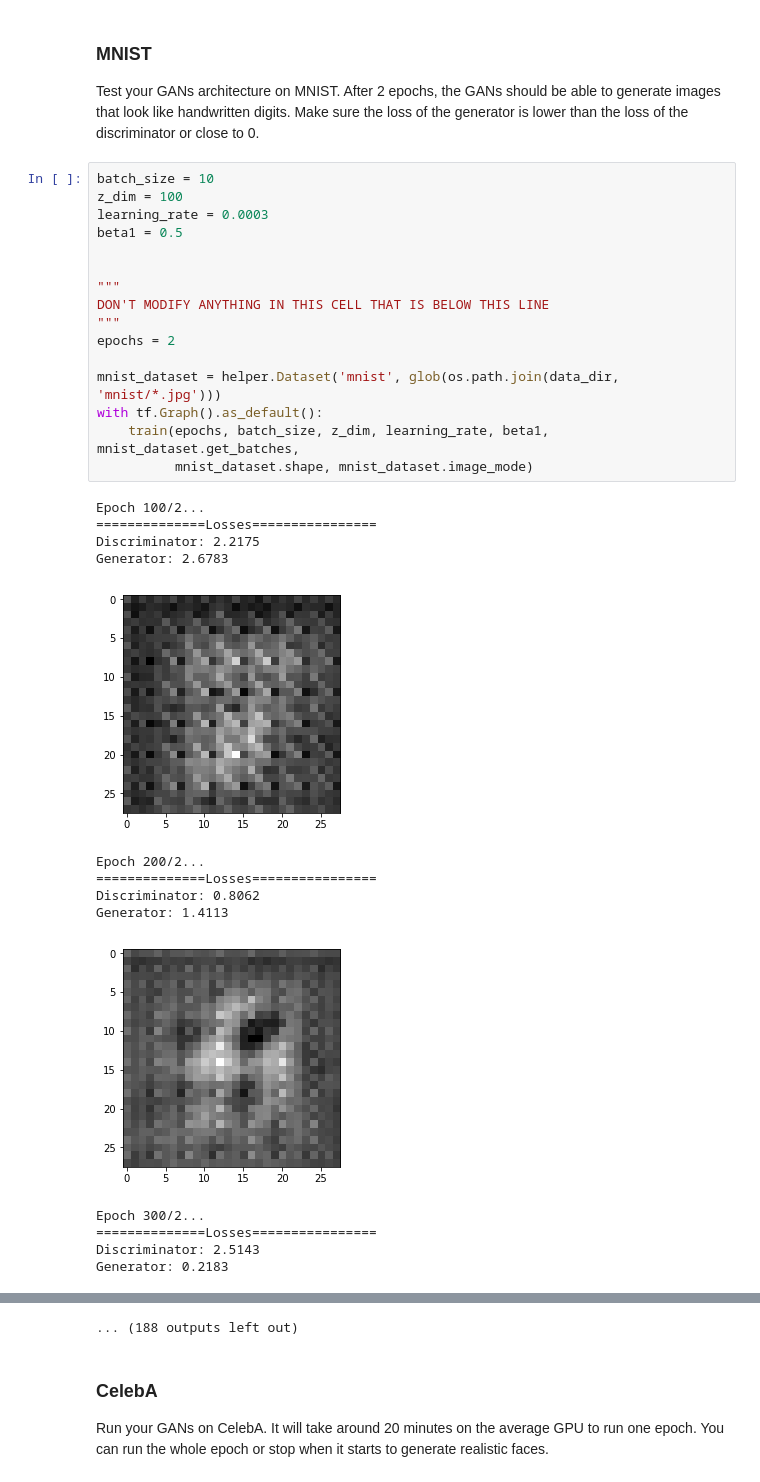
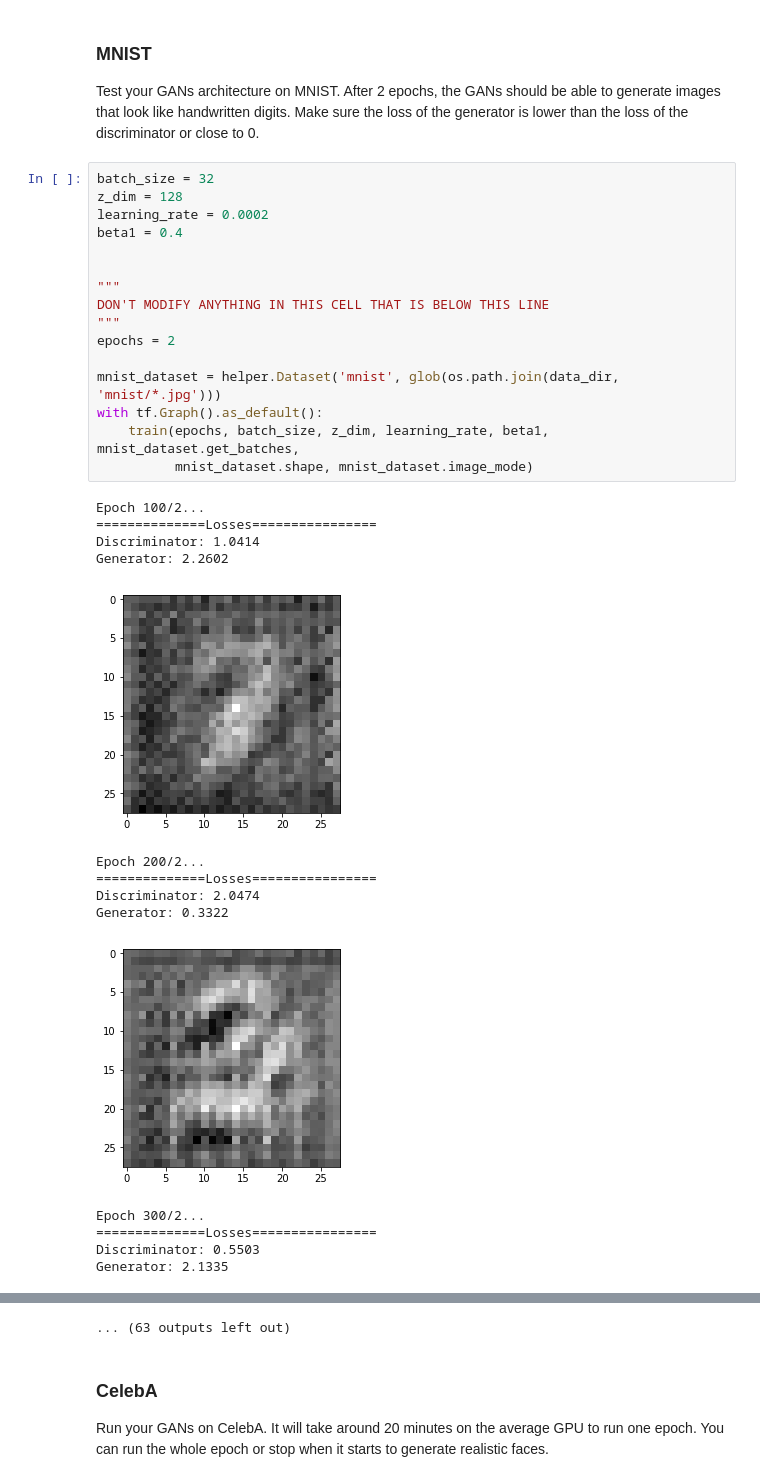
Before and after one commit to elshaarawy200825/deep-learning, a Jupyter notebook: face_generation/dlnd_face_generation.ipynb, the cells around one changed output, grey strips where cells are left out. Drawn from its saved outputs; the diff is of its cells as text.

```diff
--- a/face_generation/dlnd_face_generation.ipynb
+++ b/face_generation/dlnd_face_generation.ipynb
@@ -463,33 +464,33 @@ def train(epoch_count, batch_size, z_dim, learning_rate, beta1, get_batches, dat
 ### MNIST
 Test your GANs architecture on MNIST.  After 2 epochs, the GANs should be able to generate images that look like handwritten digits.  Make sure the loss of the generator is lower than the loss of the discriminator or close to 0.
 # %%
-batch_size = 10
-z_dim = 100
-learning_rate = 0.0003
-beta1 = 0.5
+batch_size = 32
+z_dim = 128
+learning_rate = 0.0002
+beta1 = 0.4
 
 
 """
 DON'T MODIFY ANYTHING IN THIS CELL THAT IS BELOW THIS LINE
 """
 epochs = 2
 
 mnist_dataset = helper.Dataset('mnist', glob(os.path.join(data_dir, 'mnist/*.jpg')))
 with tf.Graph().as_default():
     train(epochs, batch_size, z_dim, learning_rate, beta1, mnist_dataset.get_batches,
           mnist_dataset.shape, mnist_dataset.image_mode)
 # %% [output]
 Epoch 100/2...
 ==============Losses================
-Discriminator: 2.2175
-Generator: 2.6783
+Discriminator: 1.0414
+Generator: 2.2602
-[figure, old version]
+[figure, new version]
 Epoch 200/2...
 ==============Losses================
-Discriminator: 0.8062
-Generator: 1.4113
+Discriminator: 2.0474
+Generator: 0.3322
-[figure, old version]
+[figure, new version]
 Epoch 300/2...
 ==============Losses================
-Discriminator: 2.5143
-Generator: 0.2183
+Discriminator: 0.5503
+Generator: 2.1335
@@ -512,4 +513,4 @@ Generator: 1.7035
-... (188 outputs left out)
+... (63 outputs left out)
 # %% [markdown]
 ### CelebA
 Run your GANs on CelebA.  It will take around 20 minutes on the average GPU to run one epoch.  You can run the whole epoch or stop when it starts to generate realistic faces.
```
Also changed, not shown: parts of 3 cells of this notebook, 1 other file.
